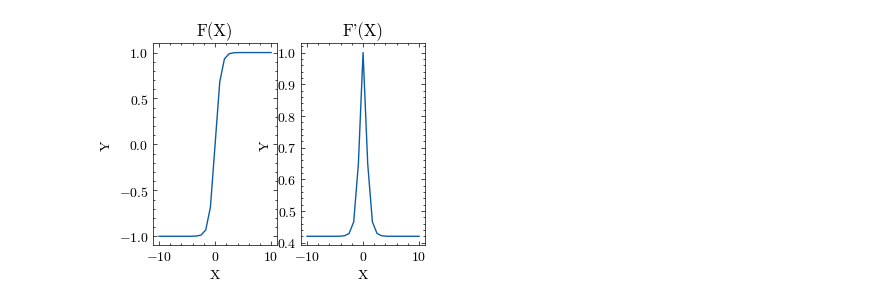
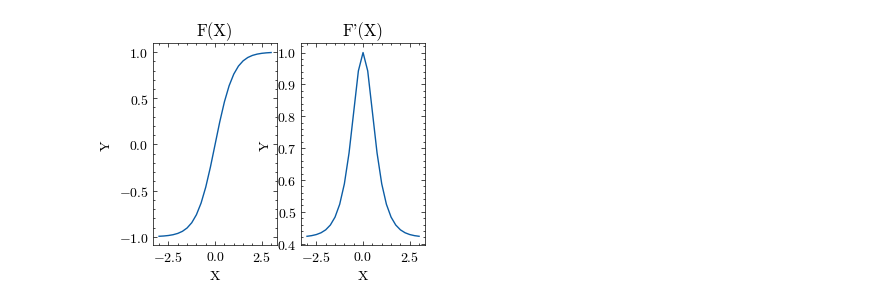
Before and after one commit to gavinkhung/neural-network, a Jupyter notebook: neural_network.ipynb, the cells around one changed output. Cells and saved outputs as stored; diff of their text form; code cells hidden in the pictures.

```diff
--- a/neural_network.ipynb
+++ b/neural_network.ipynb
@@ -81,39 +135,11 @@ class Activation(Layer):
 # %%
 class Tanh(Activation):
     def __init__(self):
         tanh = lambda x: np.tanh(x)
         tanh_prime = lambda x: 1 - np.tanh(x) ** 2
         super().__init__(tanh, tanh_prime)
 
 
-class ArcTan(Activation):
-    def __init__(self):
-        arctan = lambda x: np.arctan(x)
-        arctan_prime = lambda x: 1 / (1 + np.power(x, 2))
-        super().__init__(arctan, arctan_prime)
-
-
-class Sigmoid(Activation):
-    def __init__(self):
-        sigmoid = lambda x: 1 / (1 + np.exp(-x))
-        sigmoid_prime = lambda x: np.exp(-x) / np.power((1 + np.exp(-x)), 2)
-        super().__init__(sigmoid, sigmoid_prime)
-
-
-class Relu(Activation):
-    def __init__(self):
-        relu = lambda x: np.maximum(0, x)
-        relu_prime = lambda x: np.greater(x, 0).astype(int)
-        super().__init__(relu, relu_prime)
-
-
-class LeakyRelu(Activation):
-    def __init__(self):
-        relu = lambda x: np.where(x > 0, x, x * 0.1)
-        relu_prime = lambda x: np.where(x > 0, 1, 0.01)
-        super().__init__(relu, relu_prime)
-
-
-Tanh().plot(-10, 10)
+Tanh().plot(-3, 3)
 # %% [output]
-[figure, old version]
+[figure, new version]
```
Also changed, not shown: parts of 32 cells of this notebook, 3 other files.
